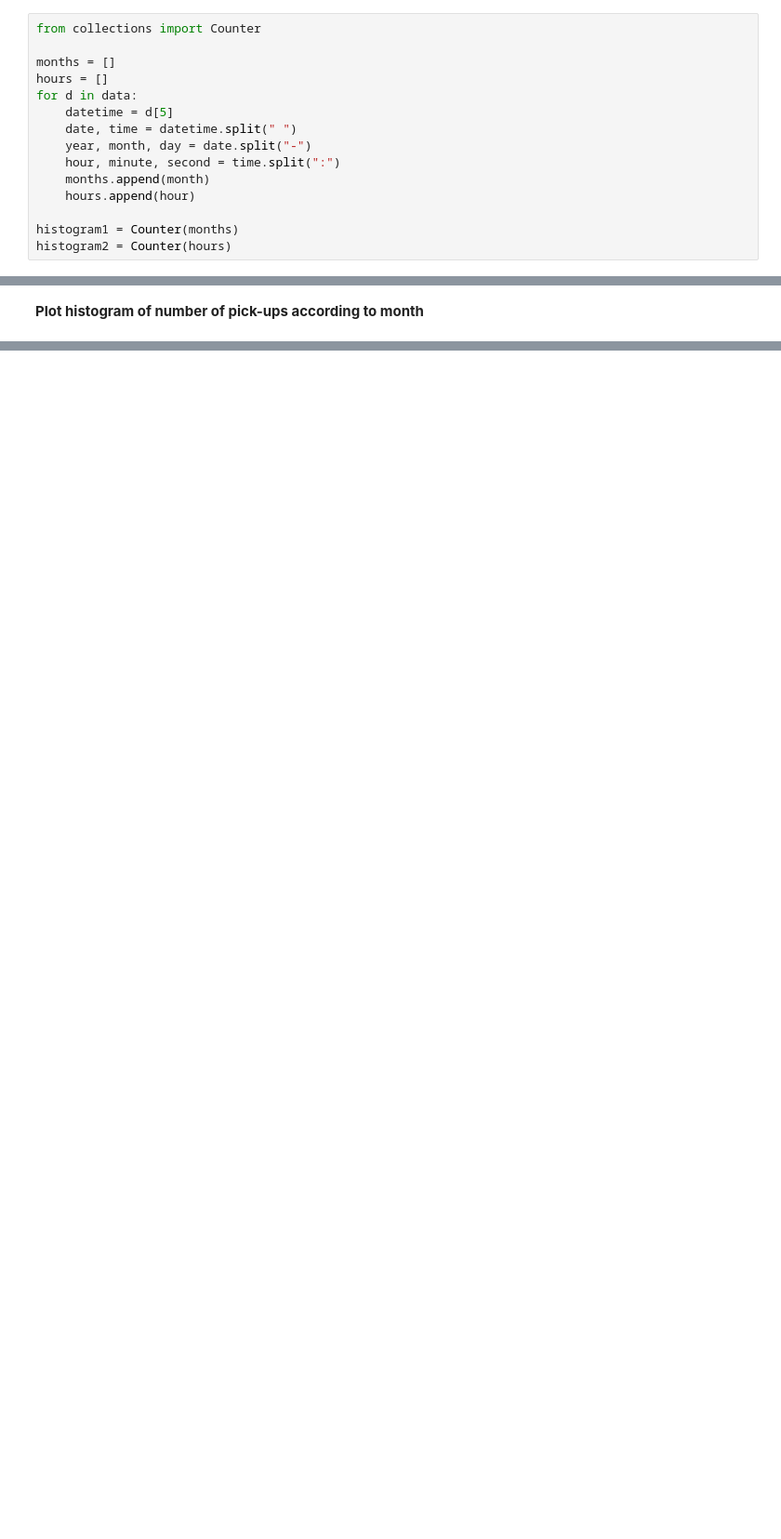
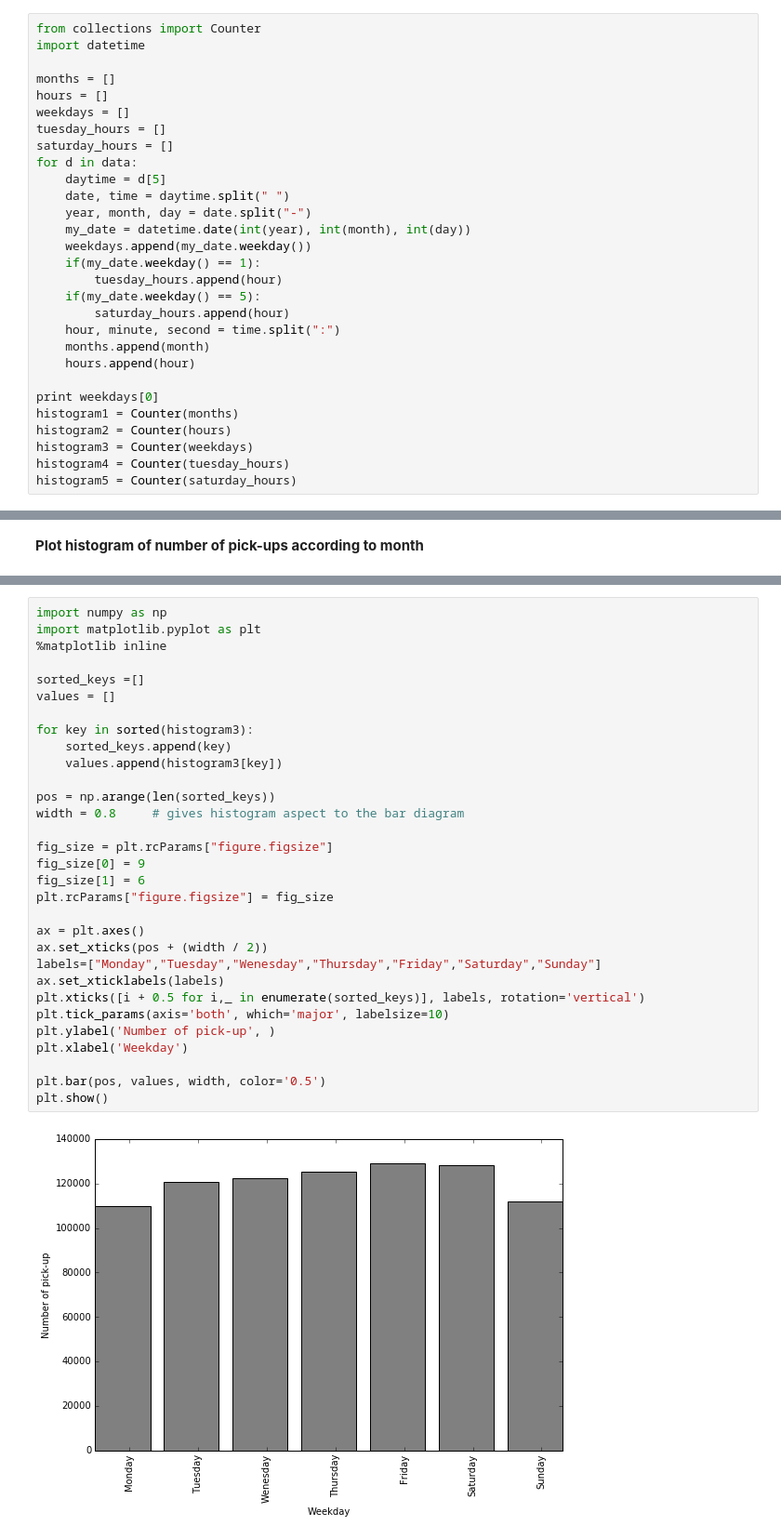
Before and after one commit to MarieLGY/social-data-project, a Jupyter notebook: Basic analysis.ipynb, the cells around one changed output, grey strips where cells are left out. Shown at 93% size. Saved outputs shown, nothing was run; the diff lists cells and outputs as text; blank space fills up the shorter version.

```diff
--- a/Basic analysis.ipynb
+++ b/Basic analysis.ipynb
@@ -20,16 +20,30 @@ Number of pick-ups:  846945
 **Extract all hours and month of pick-ups**
 # %%
 from collections import Counter
+import datetime
 
 months = []
 hours = []
+weekdays = []
+tuesday_hours = []
+saturday_hours = []
 for d in data:
-    datetime = d[5]
-    date, time = datetime.split(" ")
+    daytime = d[5]
+    date, time = daytime.split(" ")
     year, month, day = date.split("-")
+    my_date = datetime.date(int(year), int(month), int(day))
+    weekdays.append(my_date.weekday())
+    if(my_date.weekday() == 1):
+        tuesday_hours.append(hour)
+    if(my_date.weekday() == 5):
+        saturday_hours.append(hour)
     hour, minute, second = time.split(":")
     months.append(month)
     hours.append(hour)
 
+print weekdays[0]
 histogram1 = Counter(months)
 histogram2 = Counter(hours)
+histogram3 = Counter(weekdays)
+histogram4 = Counter(tuesday_hours)
+histogram5 = Counter(saturday_hours)
@@ -120,0 +139,33 @@ geoplotlib.inline()
+# %%
+import numpy as np
+import matplotlib.pyplot as plt
+%matplotlib inline
+
+sorted_keys =[]
+values = []
+
+for key in sorted(histogram3):
+    sorted_keys.append(key)
+    values.append(histogram3[key])
+
+pos = np.arange(len(sorted_keys))
+width = 0.8     # gives histogram aspect to the bar diagram
+
+fig_size = plt.rcParams["figure.figsize"]
+fig_size[0] = 9
+fig_size[1] = 6
+plt.rcParams["figure.figsize"] = fig_size
+
+ax = plt.axes()
+ax.set_xticks(pos + (width / 2))
+labels=["Monday","Tuesday","Wenesday","Thursday","Friday","Saturday","Sunday"]
+ax.set_xticklabels(labels)
+plt.xticks([i + 0.5 for i,_ in enumerate(sorted_keys)], labels, rotation='vertical')
+plt.tick_params(axis='both', which='major', labelsize=10)
+plt.ylabel('Number of pick-up', )
+plt.xlabel('Weekday')
+
+plt.bar(pos, values, width, color='0.5')
+plt.show()
+# %% [output]
+[figure, added]
```
Also changed, not shown: parts of 7 cells of this notebook.
